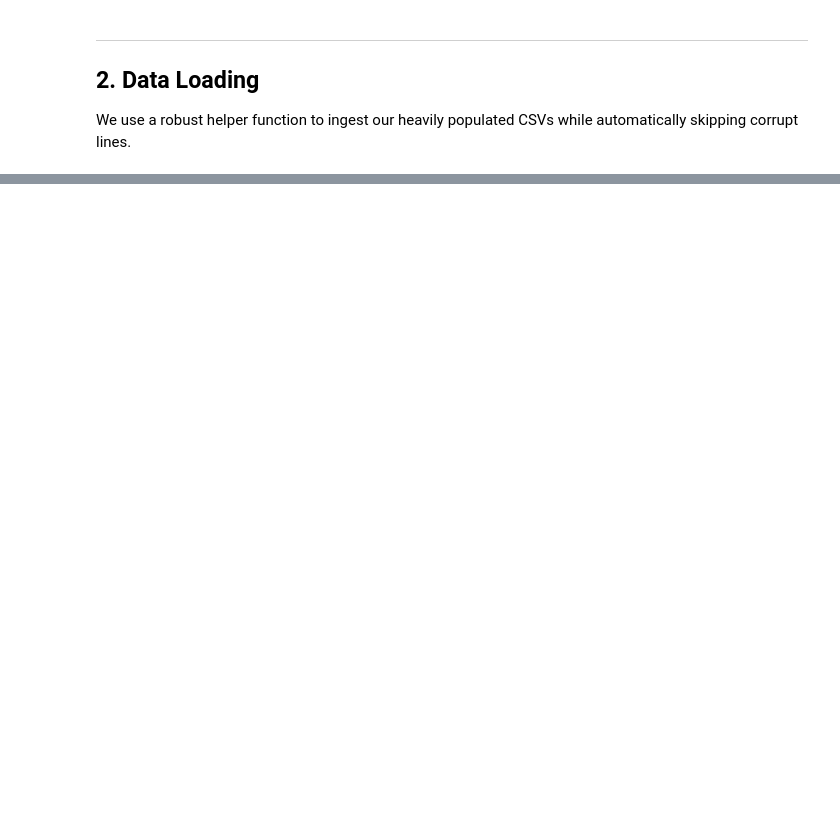
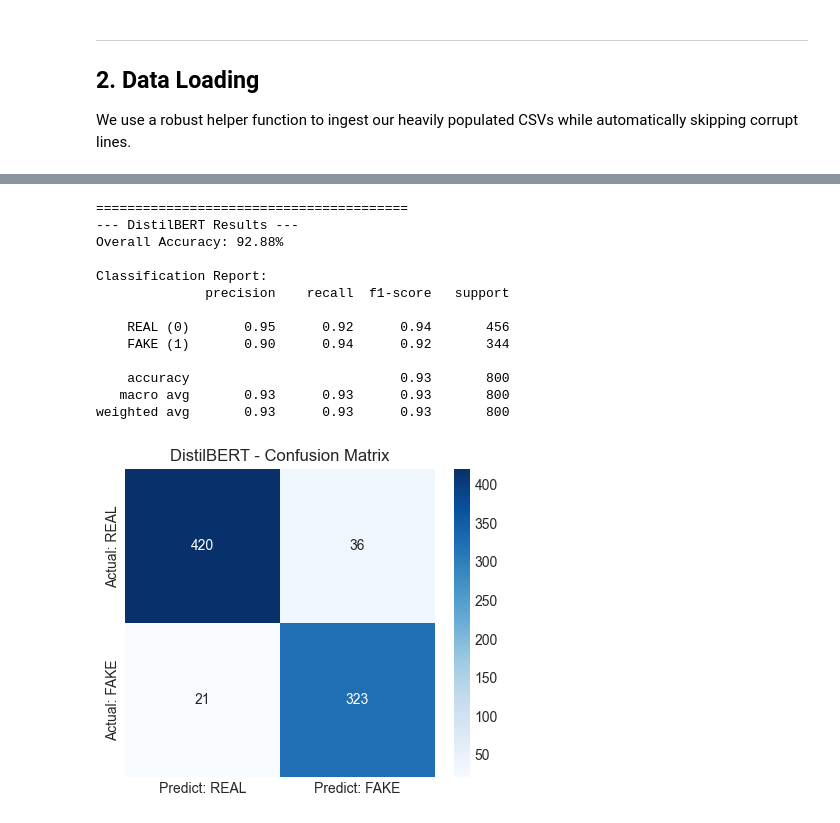
Before and after one commit to Vivek-sys-afk/Fake-News-Detection-Minor-Project, a Jupyter notebook: Fake_News_Detection.ipynb, the cells around one changed output, grey strips where cells are left out. Cells and saved outputs as stored; diff of their text form; code cells hidden in the pictures; blank space fills up the shorter version.

```diff
--- a/Fake_News_Detection.ipynb
+++ b/Fake_News_Detection.ipynb
@@ -692,0 +169,9 @@ CONFIDENCE   : 82.18%
+# %%
+# Split the data
+X = df['text'].astype(str).tolist()
+y = df['label'].tolist()
+
+X_train, X_test, y_train, y_test = train_test_split(X, y, test_size=0.2, random_state=42, stratify=y)
+
+print(f"Training Set Size: {len(X_train)} documents")
+print(f"Testing Set Size:  {len(X_test)} documents")
@@ -692,0 +225,7 @@ CONFIDENCE   : 82.18%
+# %%
+# Load DistilBERT for Sequence Classification (2 labels: Real or Fake)
+device = torch.device('cuda' if torch.cuda.is_available() else 'cpu')
+model = DistilBertForSequenceClassification.from_pretrained('distilbert-base-uncased', num_labels=2)
+model.to(device)
+
+print(f"Model loaded and moved to {device}")
@@ -692,0 +285,4 @@ CONFIDENCE   : 82.18%
+# %%
+# Start training!
+print("Starting Transformer fine-tuning...")
+trainer.train()
@@ -692,0 +297,23 @@ CONFIDENCE   : 82.18%
+# %%
+# Make predictions on the test set
+predictions = trainer.predict(test_dataset)
+y_pred = np.argmax(predictions.predictions, axis=1)
+y_true = predictions.label_ids
+
+print(f"\n{'='*40}")
+print(f"--- DistilBERT Results ---")
+accuracy = accuracy_score(y_true, y_pred)
+print(f"Overall Accuracy: {accuracy*100:.2f}%")
+print(f"\n{'='*40}")
+
+print("\nClassification Report:")
+print(classification_report(y_true, y_pred, target_names=['REAL (0)', 'FAKE (1)']))
+
+cm = confusion_matrix(y_true, y_pred)
+plt.figure(figsize=(5,4))
+sns.heatmap(cm, annot=True, fmt='d', cmap='Blues',
+            xticklabels=['Predict: REAL', 'Predict: FAKE'],
+            yticklabels=['Actual: REAL', 'Actual: FAKE'])
+plt.title('DistilBERT - Confusion Matrix')
+plt.show()
+# %% [output]
@@ -692,0 +321,14 @@ CONFIDENCE   : 82.18%
+========================================
+--- DistilBERT Results ---
+Overall Accuracy: 92.88%
+
+Classification Report:
+              precision    recall  f1-score   support
+
+    REAL (0)       0.95      0.92      0.94       456
+    FAKE (1)       0.90      0.94      0.92       344
+
+    accuracy                           0.93       800
+   macro avg       0.93      0.93      0.93       800
+weighted avg       0.93      0.93      0.93       800
+[figure, added]
```
Also changed, not shown: parts of 56 cells of this notebook, 3 other files.
